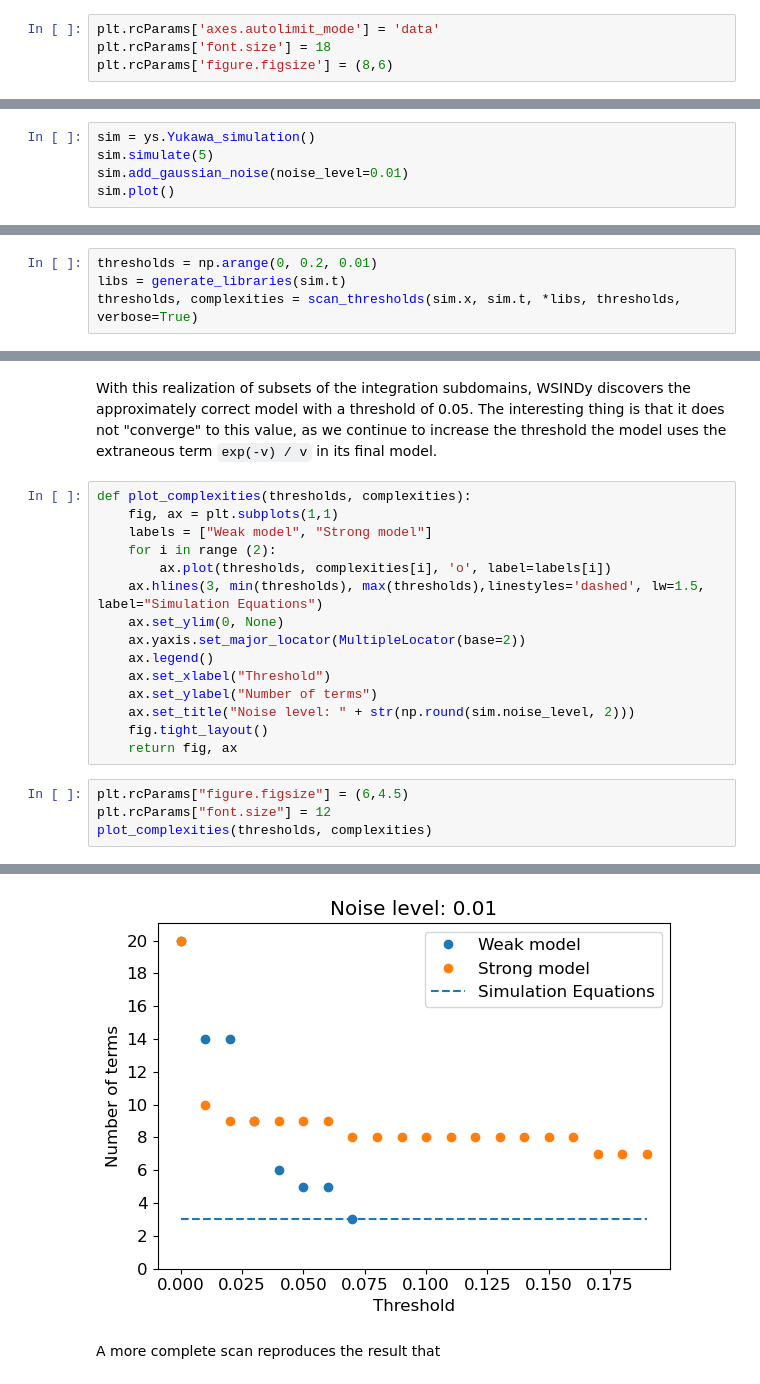
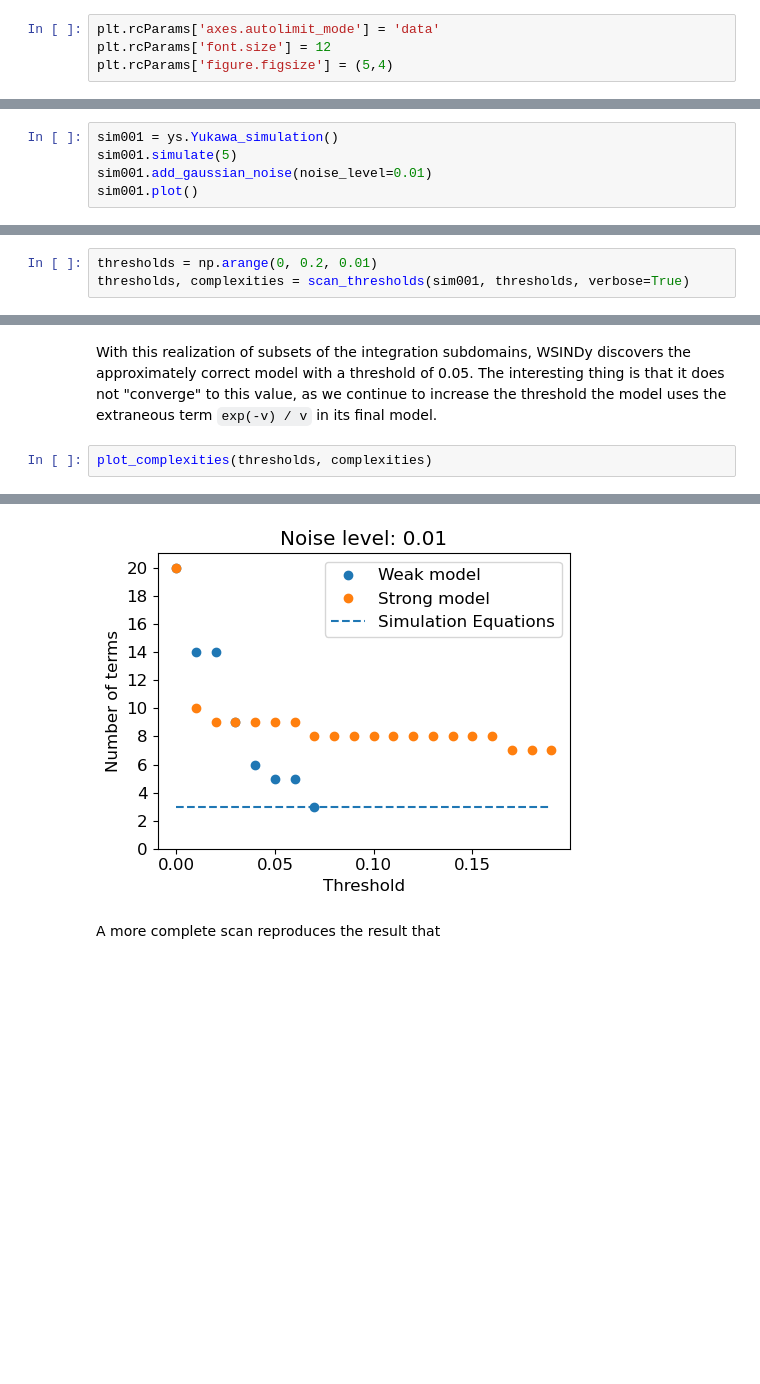
Before and after one commit to zbrookshowe/yukawa-sindy, a Jupyter notebook: Yukawa2body_weak.ipynb, the cells around one changed output, grey strips where cells are left out. Saved outputs shown, nothing was run; the diff lists cells and outputs as text; blank space fills up the shorter version.

```diff
--- a/Yukawa2body_weak.ipynb
+++ b/Yukawa2body_weak.ipynb
@@ -10,8 +10,8 @@ from importlib import reload
 reload(ys)
 # %%
 plt.rcParams['axes.autolimit_mode'] = 'data'
-plt.rcParams['font.size'] = 18
-plt.rcParams['figure.figsize'] = (8,6)
+plt.rcParams['font.size'] = 12
+plt.rcParams['figure.figsize'] = (5,4)
 # %%
 plt.rcParams.keys()
 # %% [output]
@@ -41,8 +162,8 @@ Here, we will start by using one trajectory of the 2-body equations, as we did b
 # %% [markdown]
 ## `std_dev=0.01`
 # %%
-sim = ys.Yukawa_simulation()
-sim.simulate(5)
-sim.add_gaussian_noise(noise_level=0.01)
-sim.plot()
+sim001 = ys.Yukawa_simulation()
+sim001.simulate(5)
+sim001.add_gaussian_noise(noise_level=0.01)
+sim001.plot()
 # %% [output]
@@ -146,7 +171,6 @@ def scan_thresholds(x_train, t_train, weak_lib, strong_lib, thresholds, verbose=
 # %%
 thresholds = np.arange(0, 0.2, 0.01)
-libs = generate_libraries(sim.t)
-thresholds, complexities = scan_thresholds(sim.x, sim.t, *libs, thresholds, verbose=True)
+thresholds, complexities = scan_thresholds(sim001, thresholds, verbose=True)
 # %% [output]
 STLSQ threshold: 0.0
 
@@ -167,23 +191,6 @@ Strong model
 ====================================================================================================
 # %% [markdown]
 With this realization of subsets of the integration subdomains, WSINDy discovers the approximately correct model with a threshold of 0.05. The interesting thing is that it does not "converge" to this value, as we continue to increase the threshold the model uses the extraneous term `exp(-v) / v` in its final model.
-# %%
-def plot_complexities(thresholds, complexities):
-    fig, ax = plt.subplots(1,1)
-    labels = ["Weak model", "Strong model"]
-    for i in range (2):
-        ax.plot(thresholds, complexities[i], 'o', label=labels[i])
-    ax.hlines(3, min(thresholds), max(thresholds),linestyles='dashed', lw=1.5, label="Simulation Equations")
-    ax.set_ylim(0, None)
-    ax.yaxis.set_major_locator(MultipleLocator(base=2))
-    ax.legend()
-    ax.set_xlabel("Threshold")
-    ax.set_ylabel("Number of terms")
-    ax.set_title("Noise level: " + str(np.round(sim.noise_level, 2)))
-    fig.tight_layout()
-    return fig, ax
 # %%
-plt.rcParams["figure.figsize"] = (6,4.5)
-plt.rcParams["font.size"] = 12
 plot_complexities(thresholds, complexities)
 # %% [output]
@@ -191,5 +198,5 @@ plot_complexities(thresholds, complexities)
  <Axes: title={'center': 'Noise level: 0.01'}, xlabel='Threshold', ylabel='Number of terms'>)
-[figure, old version]
+[figure, new version]
 # %% [markdown]
 A more complete scan reproduces the result that
 # %%
```
Also changed, not shown: parts of 34 cells of this notebook.
